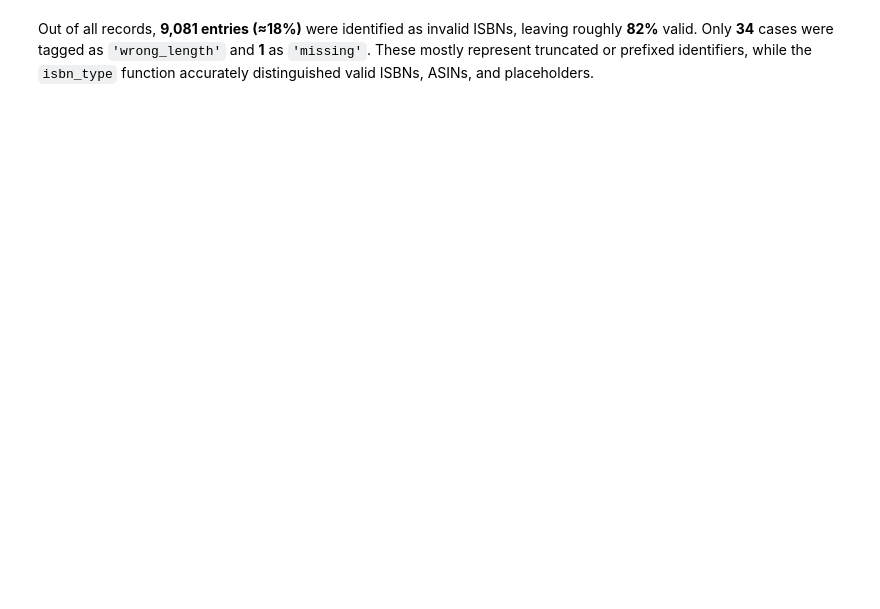
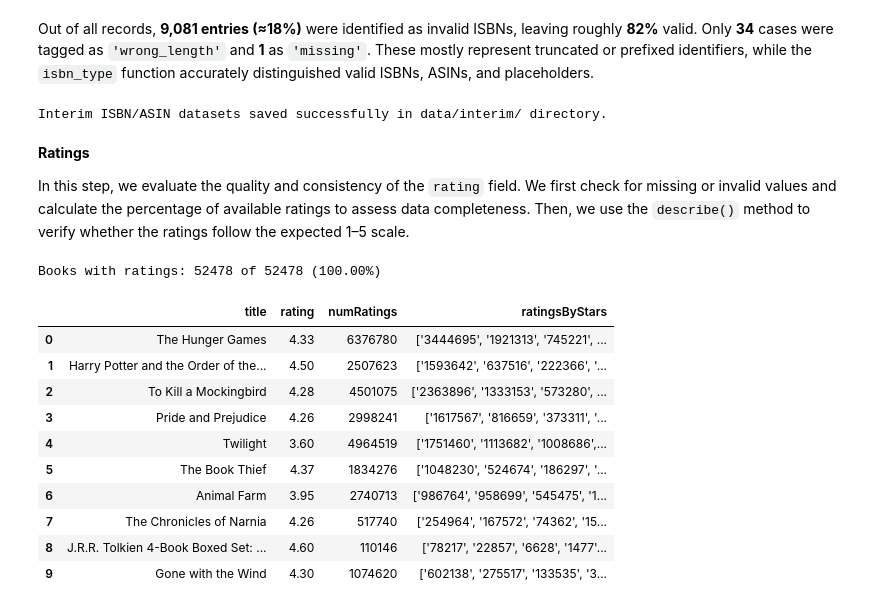
Before and after one commit to larevolucia/bookwise-analytics, a Jupyter notebook: notebooks/02_Data_Cleaning.ipynb, the cells around one changed output. Cells and saved outputs as stored; diff of their text form; code cells hidden in the pictures; blank space fills up the shorter version.

```diff
--- a/notebooks/02_Data_Cleaning.ipynb
+++ b/notebooks/02_Data_Cleaning.ipynb
@@ -237,7 +331,7 @@ replace_map = {
     'Australian Languages': 'English'
 }
 
-bbe_clean['language_clean'] = bbe_clean['language'].replace(replace_map)
+bbe_clean['language'] = bbe_clean['language'].replace(replace_map)
 # %% [markdown]
 After transforming the values, we apply a mapping to standardize the `language` column using **ISO 639-1 two-letter codes**.
 The mapping dictionaries are stored in the `src/cleaning/mappings/` folder to keep the notebooks cleaner and improve readability.
@@ -612,3 +937,43 @@ invalid_isbn[['title', 'author_clean', 'bookFormat', 'isbn', 'asin', 'isbn_type'
 Out of all records, **9,081 entries (≈18%)** were identified as invalid ISBNs, leaving roughly **82%** valid.
 Only **34** cases were tagged as `'wrong_length'` and **1** as `'missing'`.
 These mostly represent truncated or prefixed identifiers, while the `isbn_type` function accurately distinguished valid ISBNs, ASINs, and placeholders.
+# %%
+from pathlib import Path
+
+version = 6
+
+interim_bbe_path = Path("data/interim/bbe")
+
+bbe_clean.to_csv(interim_bbe_path / f"bbe_clean_v{version}.csv", index=False)
+
+print("Interim ISBN/ASIN datasets saved successfully in data/interim/ directory.")
+# %% [output]
+Interim ISBN/ASIN datasets saved successfully in data/interim/ directory.
+# %% [markdown]
+**Ratings**
+
+In this step, we evaluate the quality and consistency of the `rating` field.
+We first check for missing or invalid values and calculate the percentage of available ratings to assess data completeness. Then, we use the `describe()` method to verify whether the ratings follow the expected 1–5 scale.
+# %%
+# Filter the rows where rating is not NaN
+total_books = len(bbe_clean)
+has_ratings = bbe_clean[bbe_clean['rating'].notna()]
+has_ratings_num = has_ratings.shape[0]
+share_ratings = has_ratings_num / total_books * 100
+
+# Print the number of titles with ratings and show the first few examples
+print(f"Books with ratings: {has_ratings_num} of {total_books} ({share_ratings:.2f}%)")
+has_ratings[['title', 'rating', 'numRatings','ratingsByStars']].head(10)
+# %% [output]
+Books with ratings: 52478 of 52478 (100.00%)
+|  | title | rating | numRatings | ratingsByStars |
+| 0 | The Hunger Games | 4.33 | 6376780 | ['3444695', '1921313', '745221', ... |
+| 1 | Harry Potter and the Order of the... | 4.50 | 2507623 | ['1593642', '637516', '222366', '... |
+| 2 | To Kill a Mockingbird | 4.28 | 4501075 | ['2363896', '1333153', '573280', ... |
+| 3 | Pride and Prejudice | 4.26 | 2998241 | ['1617567', '816659', '373311', '... |
+| 4 | Twilight | 3.60 | 4964519 | ['1751460', '1113682', '1008686',... |
+| 5 | The Book Thief | 4.37 | 1834276 | ['1048230', '524674', '186297', '... |
+| 6 | Animal Farm | 3.95 | 2740713 | ['986764', '958699', '545475', '1... |
+| 7 | The Chronicles of Narnia | 4.26 | 517740 | ['254964', '167572', '74362', '15... |
+| 8 | J.R.R. Tolkien 4-Book Boxed Set: ... | 4.60 | 110146 | ['78217', '22857', '6628', '1477'... |
+| 9 | Gone with the Wind | 4.30 | 1074620 | ['602138', '275517', '133535', '3... |
```
Also changed, not shown: parts of 40 cells of this notebook, 2 other files.
